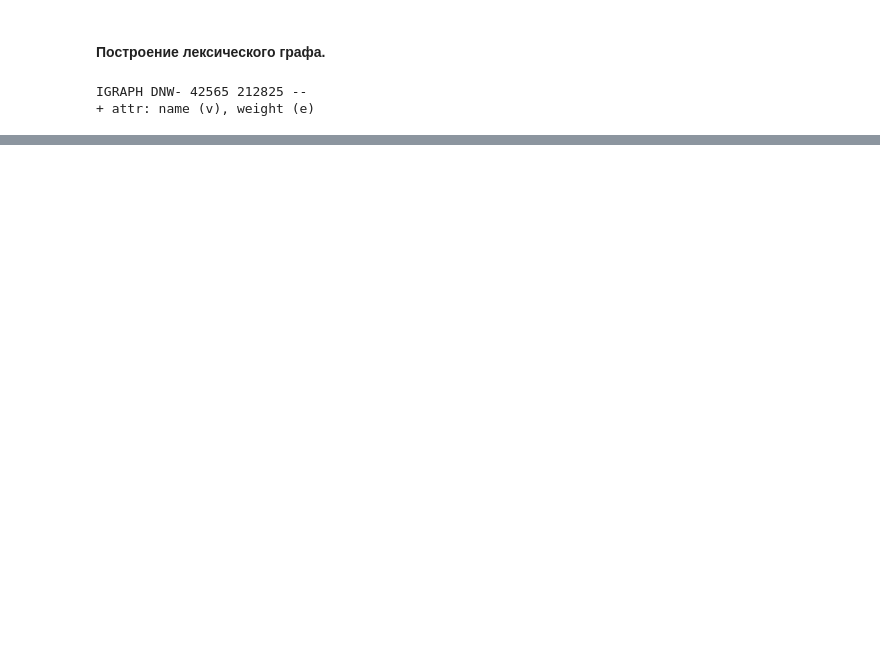
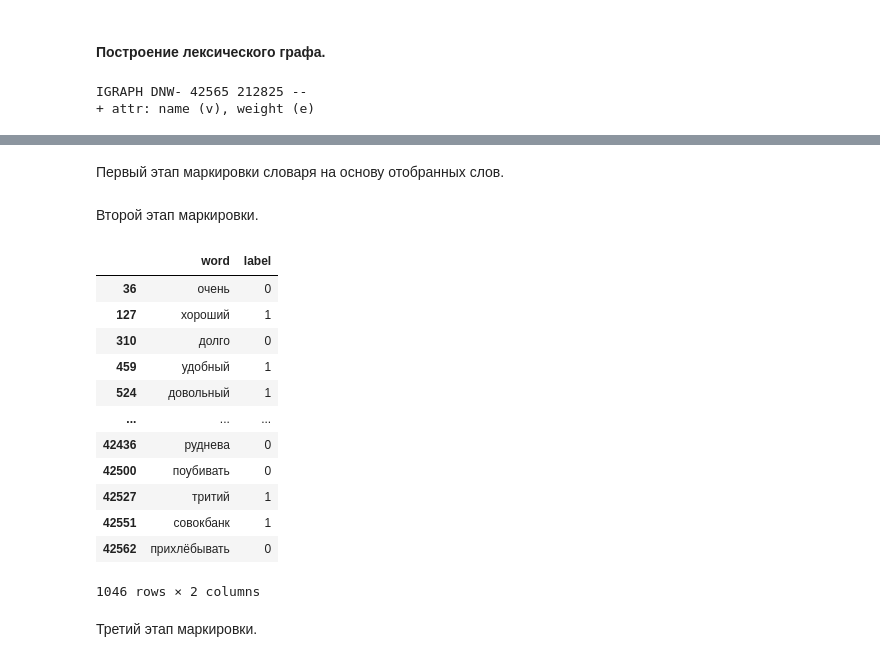
Before and after one commit to msavilov/Natural_Language_Processing, a Jupyter notebook: 3_Syntactic_analysis/syntactic_analysis.ipynb, the cells around one changed output, grey strips where cells are left out. Saved outputs shown, nothing was run; the diff lists cells and outputs as text; code cells hidden in the pictures; blank space fills up the shorter version.

```diff
--- a/3_Syntactic_analysis/syntactic_analysis.ipynb
+++ b/3_Syntactic_analysis/syntactic_analysis.ipynb
@@ -310,6 +296,7 @@ show(p)
 # %% [markdown]
 Будем считать, что положительному классу соответствует 1, а негативному соответствует 0
 # %%
-X_train = ['быстрый','долго', 'хороший', 'медленный', 'легко', 'комфортно', 'отлично', 'нравиться',
-           'плохой', 'удобный', 'ужасно', 'отличный', 'отвратительный', 'тяжело', 'скверный', 'безобразно']
-X_labels = [1, 0, 1, 0, 1, 1, 1, 1, 0, 1, 0, 1, 0, 0, 0, 0]
+positive = ['быстрый', 'хороший', 'легко', 'комфортно',
+            'отлично', 'нравиться','удобный', 'отличный']
+negative = ['долго', 'медленный', 'плохой', 'ужасно',
+            'отвратительный', 'тяжело', 'скверный', 'безобразно']
@@ -393,0 +373,14 @@ l[:20]
+# %% [markdown]
+Первый этап маркировки словаря на основу отобранных слов.
+# %%
+words = model_response.wv.index_to_key
+vectors = [model_response.wv[i] for i in words]
+labels = []
+for w in words:
+  if w in positive: labels.append(1)
+  elif w in negative: labels.append(0)
+  else: labels.append(-1)
+# %%
+spread_df = pd.DataFrame(zip(words, labels), columns=['word', 'label'])
+# %% [markdown]
+Второй этап маркировки.
@@ -393,0 +389,18 @@ l[:20]
+# %%
+spread_df[spread_df['label'] != -1]
+# %% [output]
+|  | word | label |
+| 36 | очень | 0 |
+| 127 | хороший | 1 |
+| 310 | долго | 0 |
+| 459 | удобный | 1 |
+| 524 | довольный | 1 |
+| ... | ... | ... |
+| 42436 | руднева | 0 |
+| 42500 | поубивать | 0 |
+| 42527 | тритий | 1 |
+| 42551 | совокбанк | 1 |
+| 42562 | прихлёбывать | 0 |
+1046 rows × 2 columns
+# %% [markdown]
+Третий этап маркировки.
```
Also changed, not shown: parts of 31 cells of this notebook, 1 other file.
